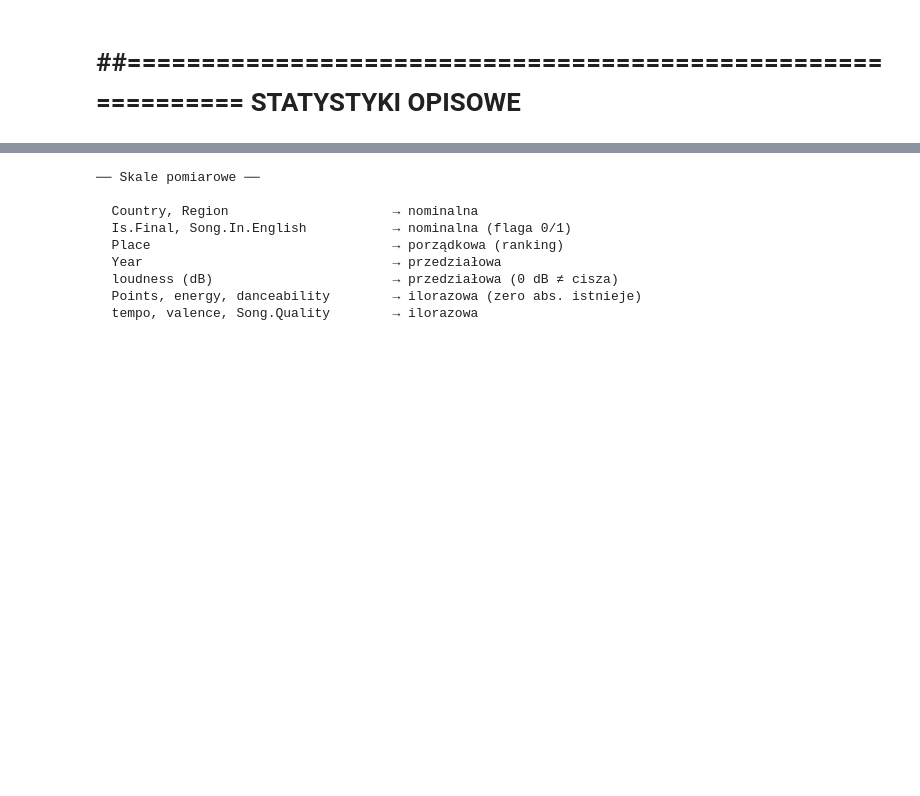
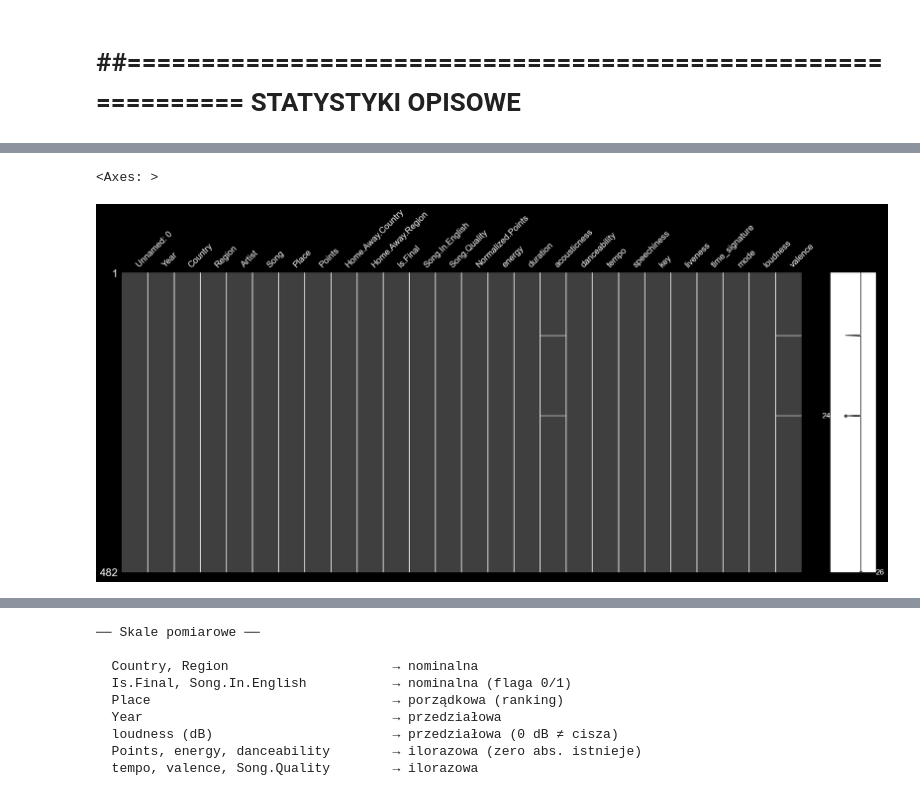
Before and after one commit to aniaaanne-coder/SAD-2026, a Jupyter notebook: SAD.ipynb, the cells around one changed output, grey strips where cells are left out. Cells and saved outputs as stored; diff of their text form; code cells hidden in the pictures; blank space fills up the shorter version.

```diff
--- a/SAD.ipynb
+++ b/SAD.ipynb
@@ -122,10 +143,9 @@ Wnioski: Wszystkie powyższe braki uznajemy za MAR ponieważ w większosci przyp
 -usuwamy kolumny z brakami przekraczającymi 50% i klasyfikowane jako MAR. Uznaliśmy również, że nie będa one miały wpływu na hipoteze stawianą w naszym badaniu.
 INFORMACJA DLACZEGO USUWAMY RÓWNIEŻ WIERSZE Z BRAKAMI "ENERGY" W DALSZEJ CZĘŚCI OPRACOWANIA
 # %%
-
+print(data.columns)
 # --- Czyszczenie ---
-drop_cols = ["Artist.gender", "Group.Solo", "Semi.Final.Number",
-"Happiness", "Unnamed: 0"]
+drop_cols = ["Artist.gender", "Group.Solo", "Semi.Final.Number", "Happiness"]
 data = data.drop(columns=drop_cols)
 data_clean = data.dropna(subset=["energy"])
 print(f"\nPo czyszczeniu: {data_clean.shape[0]} wierszy, {data_clean.shape[1]} kolumn")
@@ -191,0 +279,6 @@ data = data_clean.copy()
+# %%
+import missingno as msno
+msno.matrix(data)
+# %% [output]
+<Axes: >
+[figure, added]
```
Also changed, not shown: parts of 13 cells of this notebook, 1 other file.
